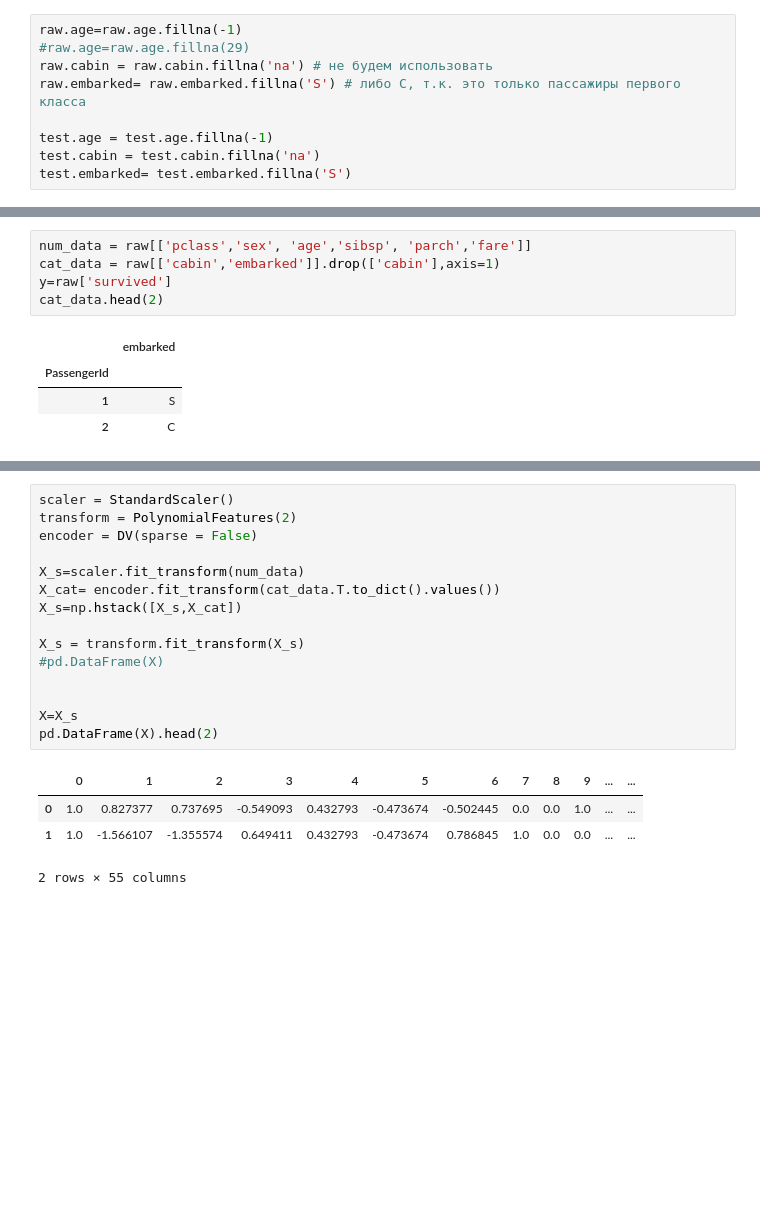
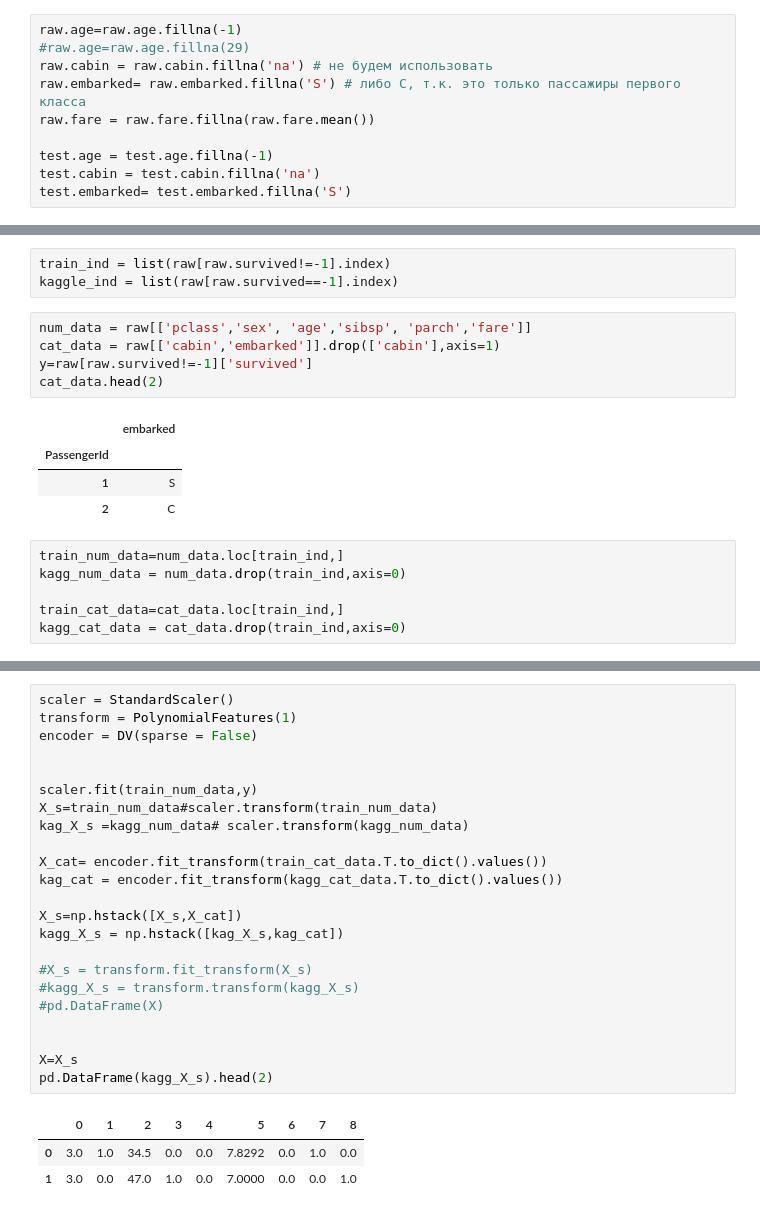
Before and after one commit to MenshikovDmitry/titanic, a Jupyter notebook: titanic.ipynb, the cells around one changed output, grey strips where cells are left out. Cells and saved outputs as stored; diff of their text form; blank space fills up the shorter version.

```diff
--- a/titanic.ipynb
+++ b/titanic.ipynb
@@ -157,6 +152,7 @@ raw.age=raw.age.fillna(-1)
 #raw.age=raw.age.fillna(29)
 raw.cabin = raw.cabin.fillna('na') # не будем использовать
 raw.embarked= raw.embarked.fillna('S') # либо С, т.к. это только пассажиры первого класса
+raw.fare = raw.fare.fillna(raw.fare.mean())
 
 test.age = test.age.fillna(-1)
 test.cabin = test.cabin.fillna('na')
@@ -203,13 +199,22 @@ tmp.pivot_table(index=['cab'],columns='survived', values='cabin',aggfunc='count'
+# %%
+train_ind = list(raw[raw.survived!=-1].index)
+kaggle_ind = list(raw[raw.survived==-1].index)
 # %%
 num_data = raw[['pclass','sex', 'age','sibsp', 'parch','fare']]
 cat_data = raw[['cabin','embarked']].drop(['cabin'],axis=1)
-y=raw['survived']
+y=raw[raw.survived!=-1]['survived']
 cat_data.head(2)
 # %% [output]
 |  | embarked |
 | PassengerId |  |
 | 1 | S |
 | 2 | C |
+# %%
+train_num_data=num_data.loc[train_ind,]
+kagg_num_data = num_data.drop(train_ind,axis=0)
+
+train_cat_data=cat_data.loc[train_ind,]
+kagg_cat_data = cat_data.drop(train_ind,axis=0)
 # %%
 from sklearn.preprocessing import StandardScaler
 from sklearn.preprocessing import PolynomialFeatures
@@ -220,24 +226,31 @@ from xgboost import XGBClassifier
 from sklearn.metrics import roc_auc_score
 # %%
 scaler = StandardScaler()
-transform = PolynomialFeatures(2)
+transform = PolynomialFeatures(1)
 encoder = DV(sparse = False)
 
-X_s=scaler.fit_transform(num_data)
-X_cat= encoder.fit_transform(cat_data.T.to_dict().values())
+
+scaler.fit(train_num_data,y)
+X_s=train_num_data#scaler.transform(train_num_data)
+kag_X_s =kagg_num_data# scaler.transform(kagg_num_data)
+
+X_cat= encoder.fit_transform(train_cat_data.T.to_dict().values())
+kag_cat = encoder.fit_transform(kagg_cat_data.T.to_dict().values())
+
 X_s=np.hstack([X_s,X_cat])
+kagg_X_s = np.hstack([kag_X_s,kag_cat])
 
-X_s = transform.fit_transform(X_s)
+#X_s = transform.fit_transform(X_s)
+#kagg_X_s = transform.transform(kagg_X_s)
 #pd.DataFrame(X)
 
 
 X=X_s
-pd.DataFrame(X).head(2)
+pd.DataFrame(kagg_X_s).head(2)
 # %% [output]
-|  | 0 | 1 | 2 | 3 | 4 | 5 | 6 | 7 | 8 | 9 | ... | ... |
-| 0 | 1.0 | 0.827377 | 0.737695 | -0.549093 | 0.432793 | -0.473674 | -0.502445 | 0.0 | 0.0 | 1.0 | ... | ... |
-| 1 | 1.0 | -1.566107 | -1.355574 | 0.649411 | 0.432793 | -0.473674 | 0.786845 | 1.0 | 0.0 | 0.0 | ... | ... |
+|  | 0 | 1 | 2 | 3 | 4 | 5 | 6 | 7 | 8 |
+| 0 | 3.0 | 1.0 | 34.5 | 0.0 | 0.0 | 7.8292 | 0.0 | 1.0 | 0.0 |
+| 1 | 3.0 | 0.0 | 47.0 | 1.0 | 0.0 | 7.0000 | 0.0 | 0.0 | 1.0 |
-2 rows × 55 columns
 # %%
 lg=[]
 xg=[]
```
Also changed, not shown: parts of 22 cells of this notebook.
